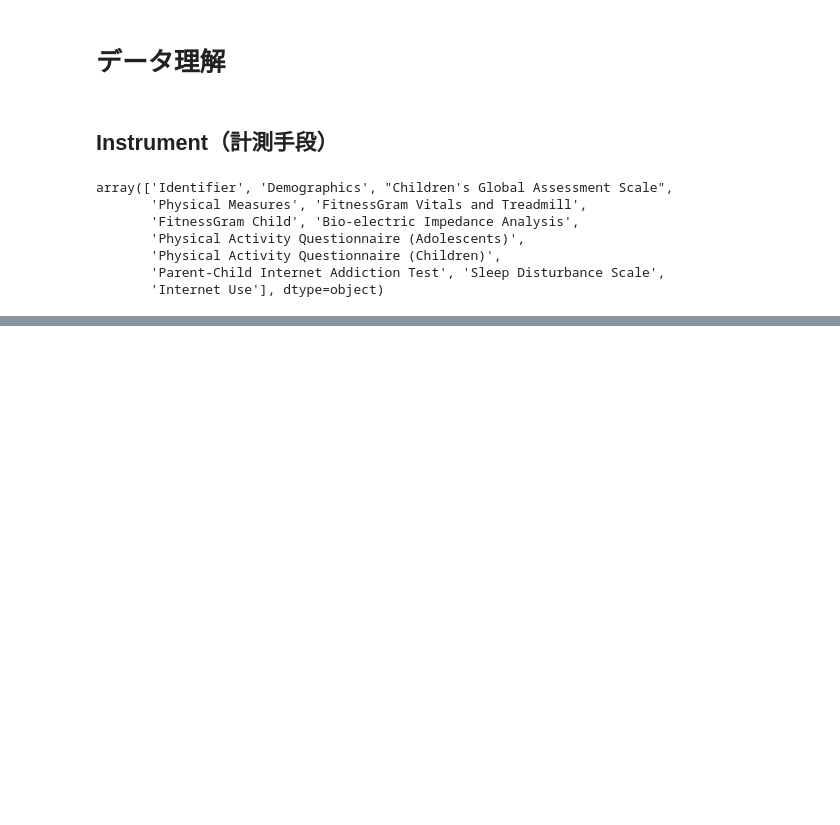
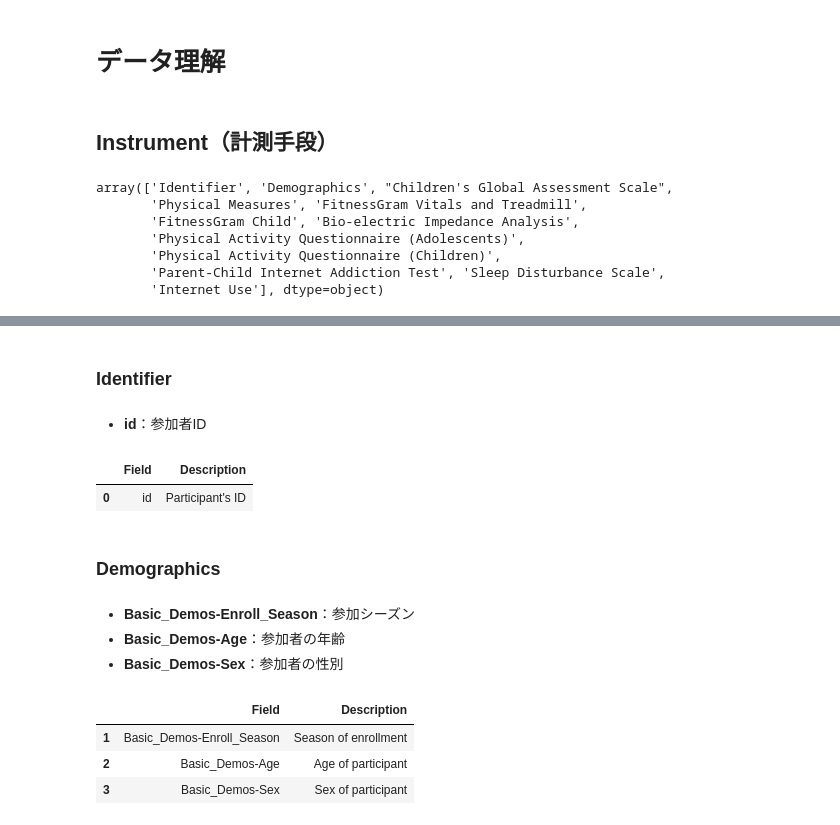
Before and after one commit to yuji-sgs/child-mind-institute, a Jupyter notebook: EDA_Myself.ipynb, the cells around one changed output, grey strips where cells are left out. Saved outputs shown, nothing was run; the diff lists cells and outputs as text; code cells hidden in the pictures; blank space fills up the shorter version.

```diff
--- a/EDA_Myself.ipynb
+++ b/EDA_Myself.ipynb
@@ -245,0 +270,22 @@ array(['Identifier', 'Demographics', "Children's Global Assessment Scale",
+# %% [markdown]
+### Identifier
+# %% [markdown]
+- **id**：参加者ID
+# %%
+data_dict[data_dict['Instrument'] == 'Identifier'][['Field', 'Description']]
+# %% [output]
+|  | Field | Description |
+| 0 | id | Participant's ID |
+# %% [markdown]
+### Demographics
+# %% [markdown]
+- **Basic_Demos-Enroll_Season**：参加シーズン
+- **Basic_Demos-Age**：参加者の年齢
+- **Basic_Demos-Sex**：参加者の性別
+# %%
+data_dict[data_dict['Instrument'] == 'Demographics'][['Field', 'Description']]
+# %% [output]
+|  | Field | Description |
+| 1 | Basic_Demos-Enroll_Season | Season of enrollment |
+| 2 | Basic_Demos-Age | Age of participant |
+| 3 | Basic_Demos-Sex | Sex of participant |
```
Also changed, not shown: parts of 14 cells of this notebook.
